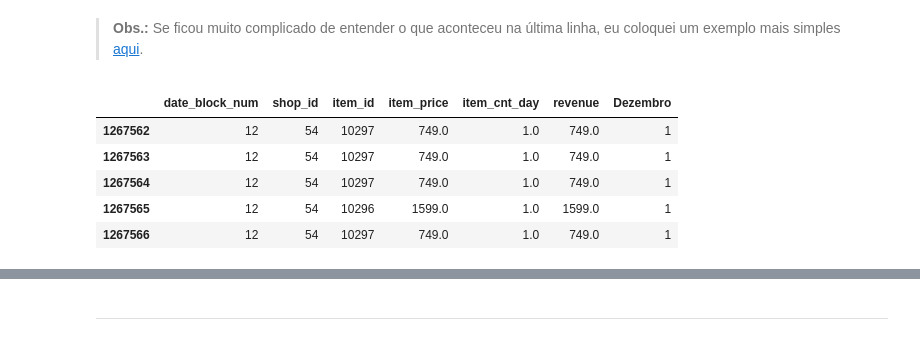
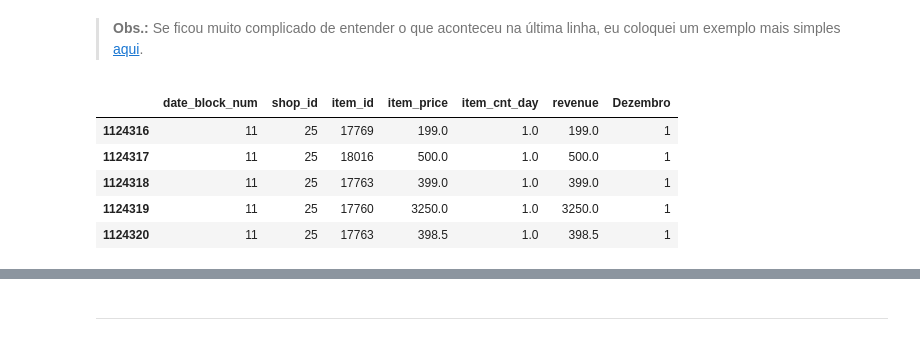
Before and after one commit to RGivisiez/Adv_ML, a Jupyter notebook: 2. Criando as features.ipynb, the cells around one changed output, grey strips where cells are left out. Saved outputs shown, nothing was run; the diff lists cells and outputs as text; code cells hidden in the pictures.

```diff
--- a/2. Criando as features.ipynb
+++ b/2. Criando as features.ipynb
@@ -166,14 +168,14 @@ See the caveats in the documentation: http://pandas.pydata.org/pandas-docs/stabl
 > <a name="back3"></a> **Obs.:** Se ficou muito complicado de entender o que aconteceu na última linha, eu coloquei um exemplo mais simples [aqui](#mask).
 # %%
 # Checando se os valores foram substituidos corretamente.
-train[train.date_block_num == 12].head()
+train[train.date_block_num == 11].head()
 # %% [output]
 |  | date_block_num | shop_id | item_id | item_price | item_cnt_day | revenue | Dezembro |
-| 1267562 | 12 | 54 | 10297 | 749.0 | 1.0 | 749.0 | 1 |
-| 1267563 | 12 | 54 | 10297 | 749.0 | 1.0 | 749.0 | 1 |
-| 1267564 | 12 | 54 | 10297 | 749.0 | 1.0 | 749.0 | 1 |
-| 1267565 | 12 | 54 | 10296 | 1599.0 | 1.0 | 1599.0 | 1 |
-| 1267566 | 12 | 54 | 10297 | 749.0 | 1.0 | 749.0 | 1 |
+| 1124316 | 11 | 25 | 17769 | 199.0 | 1.0 | 199.0 | 1 |
+| 1124317 | 11 | 25 | 18016 | 500.0 | 1.0 | 500.0 | 1 |
+| 1124318 | 11 | 25 | 17763 | 399.0 | 1.0 | 399.0 | 1 |
+| 1124319 | 11 | 25 | 17760 | 3250.0 | 1.0 | 3250.0 | 1 |
+| 1124320 | 11 | 25 | 17763 | 398.5 | 1.0 | 398.5 | 1 |
 # %%
 # Criando uma coluna com zeros.
 train['Maio'] = 0
```
Also changed, not shown: parts of 29 cells of this notebook, 1 other file.
